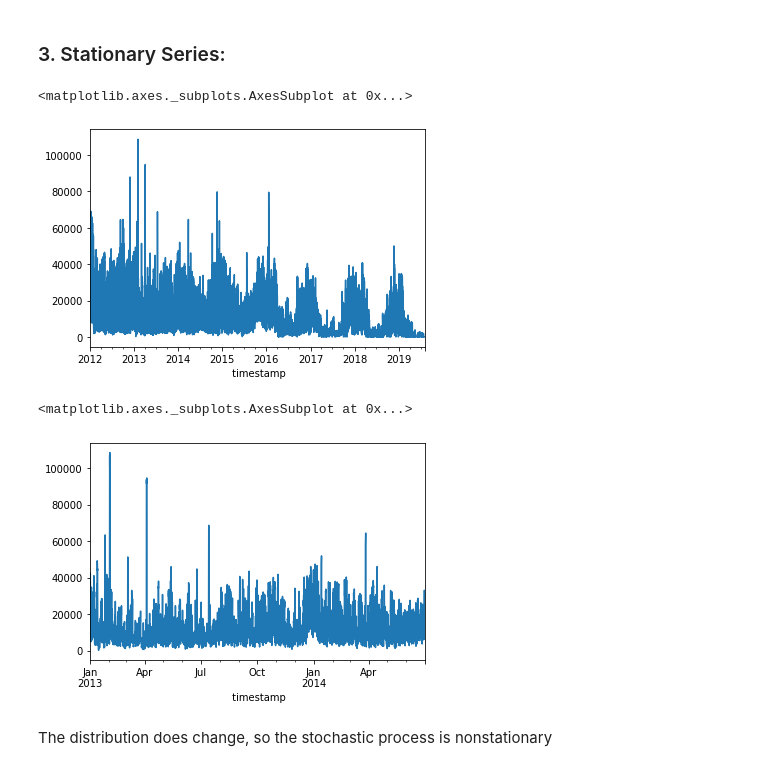
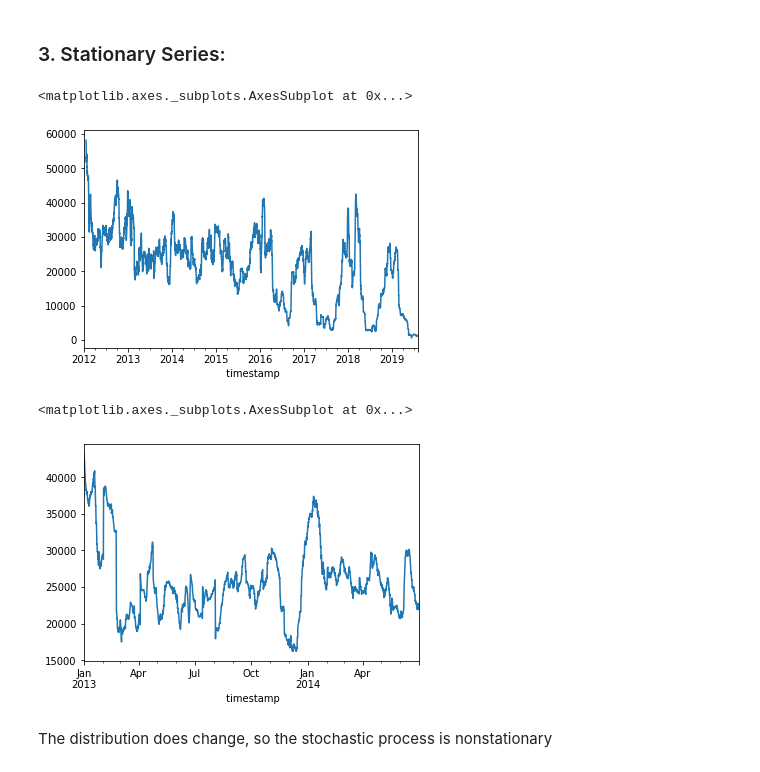
Before and after one commit to bhadreshpsavani/TimeSerierAnalysisOnCoalConsumption, a Jupyter notebook: CoalConsumptionAnalysis.ipynb, the cells around one changed output. Drawn from its saved outputs; the diff is of its cells as text; code cells hidden in the pictures.

```diff
--- a/CoalConsumptionAnalysis.ipynb
+++ b/CoalConsumptionAnalysis.ipynb
@@ -213,15 +214,15 @@ From above graph we can say that trend is decaresing over time
 # %% [markdown]
 ### 3. Stationary Series:
 # %%
-data['coal'].rolling(15).std().plot()
+data['coal'].rolling(500).std().plot()
 # %% [output]
 <matplotlib.axes._subplots.AxesSubplot at 0x...>
-[figure, old version]
+[figure, new version]
 # %%
-data['coal'].rolling(15).std()['2013-01':'2014-06'].plot()
+data['coal'].rolling(500).std()['2013-01':'2014-06'].plot()
 # %% [output]
 <matplotlib.axes._subplots.AxesSubplot at 0x...>
-[figure, old version]
+[figure, new version]
 # %% [markdown]
 The distribution does change, so the stochastic process is nonstationary
 # %% [markdown]
```
Also changed, not shown: parts of 24 cells of this notebook.
